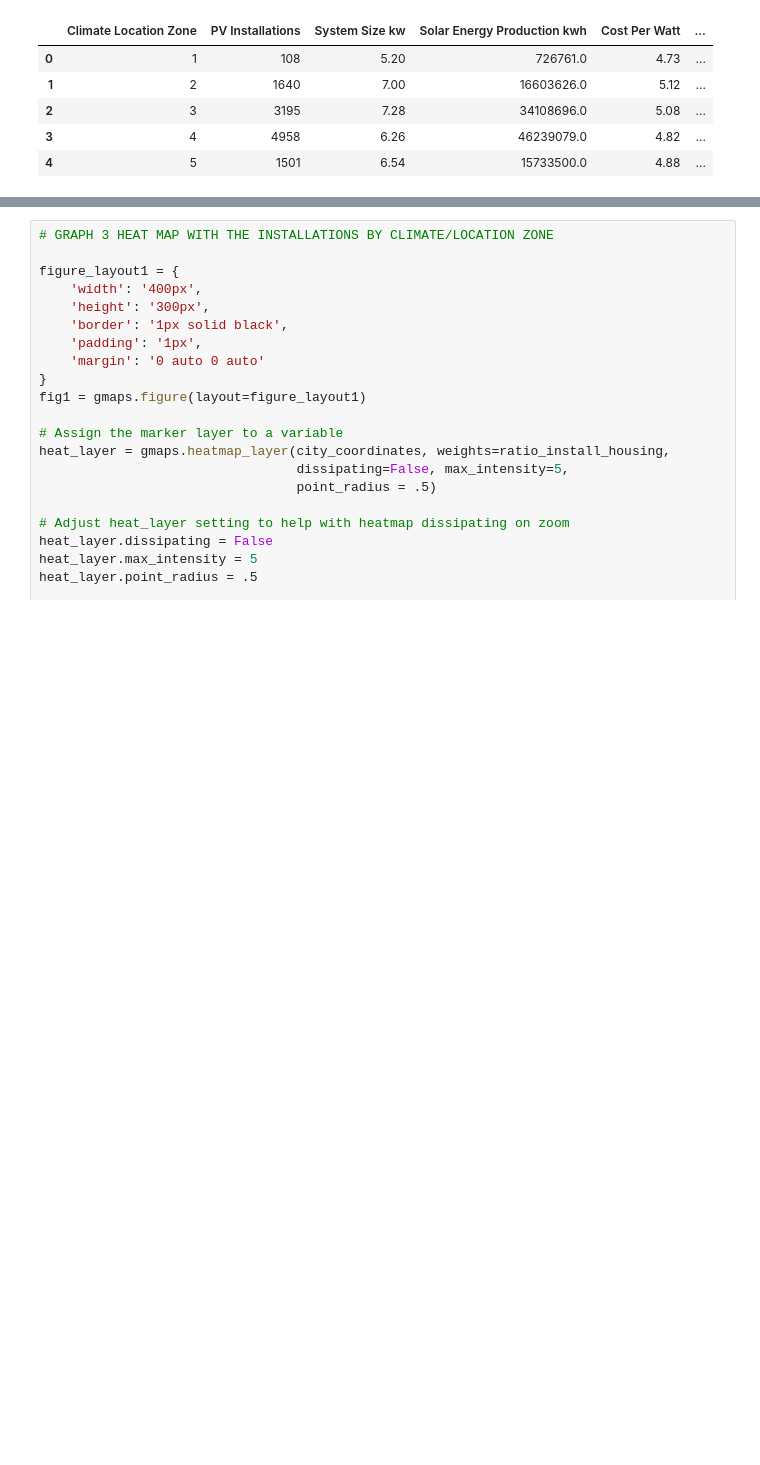
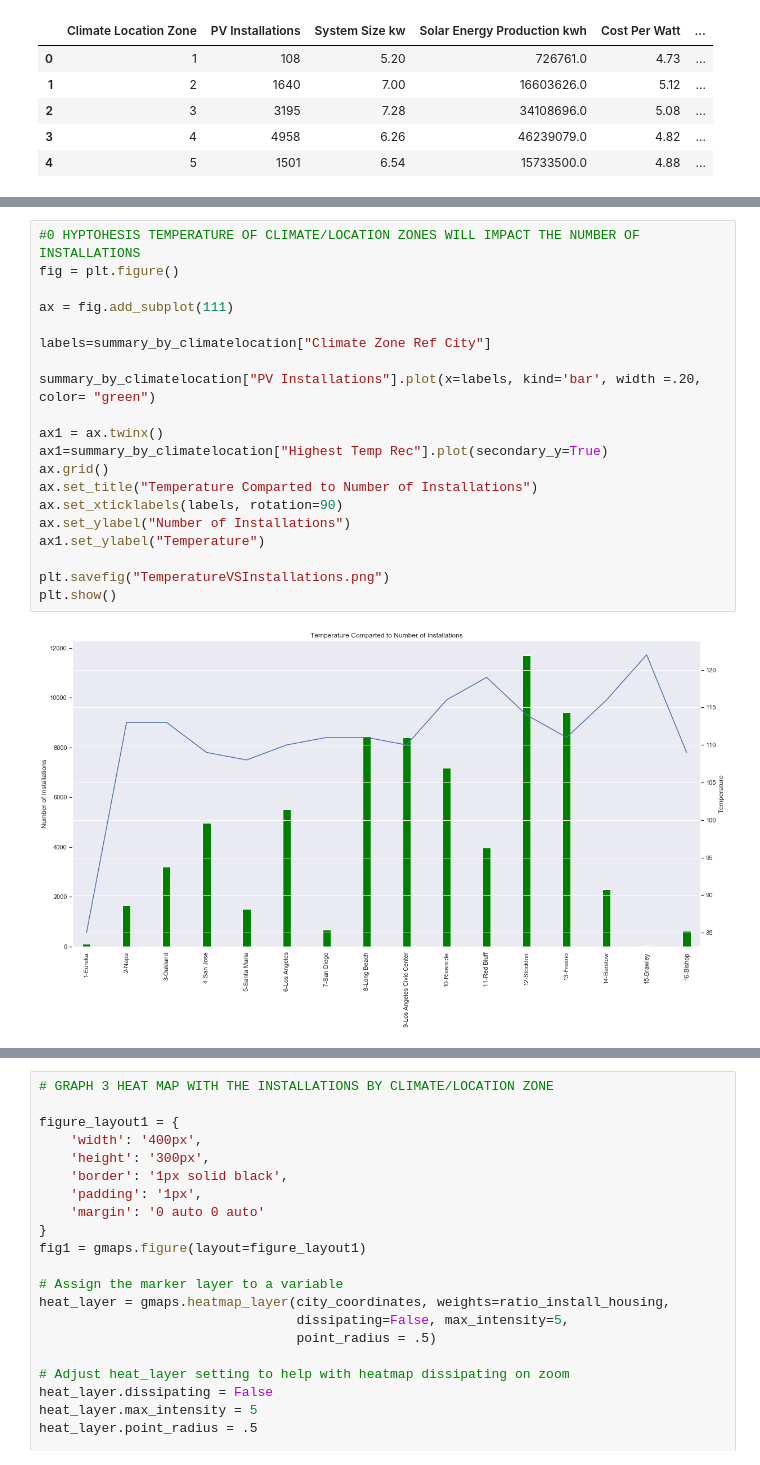
Before and after one commit to dylanmkaiser/Project1, a Jupyter notebook: open_pv_california_2015-V4.ipynb, the cells around one changed output, grey strips where cells are left out. Saved outputs shown, nothing was run; the diff lists cells and outputs as text; blank space fills up the shorter version.

Commit message:
Additional Graphs

```diff
--- a/open_pv_california_2015-V4.ipynb
+++ b/open_pv_california_2015-V4.ipynb
@@ -184,3 +184,25 @@ Figure(layout=FigureLayout(border='1px solid black', height='300px', margin='0 a
+# %%
+#0 HYPTOHESIS TEMPERATURE OF CLIMATE/LOCATION ZONES WILL IMPACT THE NUMBER OF INSTALLATIONS
+fig = plt.figure()
+
+ax = fig.add_subplot(111)
+
+labels=summary_by_climatelocation["Climate Zone Ref City"]
+
+summary_by_climatelocation["PV Installations"].plot(x=labels, kind='bar', width =.20, color= "green")
+
+ax1 = ax.twinx()
+ax1=summary_by_climatelocation["Highest Temp Rec"].plot(secondary_y=True)
+ax.grid()
+ax.set_title("Temperature Comparted to Number of Installations")
+ax.set_xticklabels(labels, rotation=90)
+ax.set_ylabel("Number of Installations")
+ax1.set_ylabel("Temperature")
+
+plt.savefig("TemperatureVSInstallations.png")
+plt.show()
+# %% [output]
+[figure, added]
 # %%
 sns.set()
 #1 HYPOTHESIS: CITIES IN THE CENTRAL VALLEY OF CALIFORNIA WILL HAVE MORE SOLAR INSTALLATIONS
```
Also changed, not shown: parts of 3 cells of this notebook.
